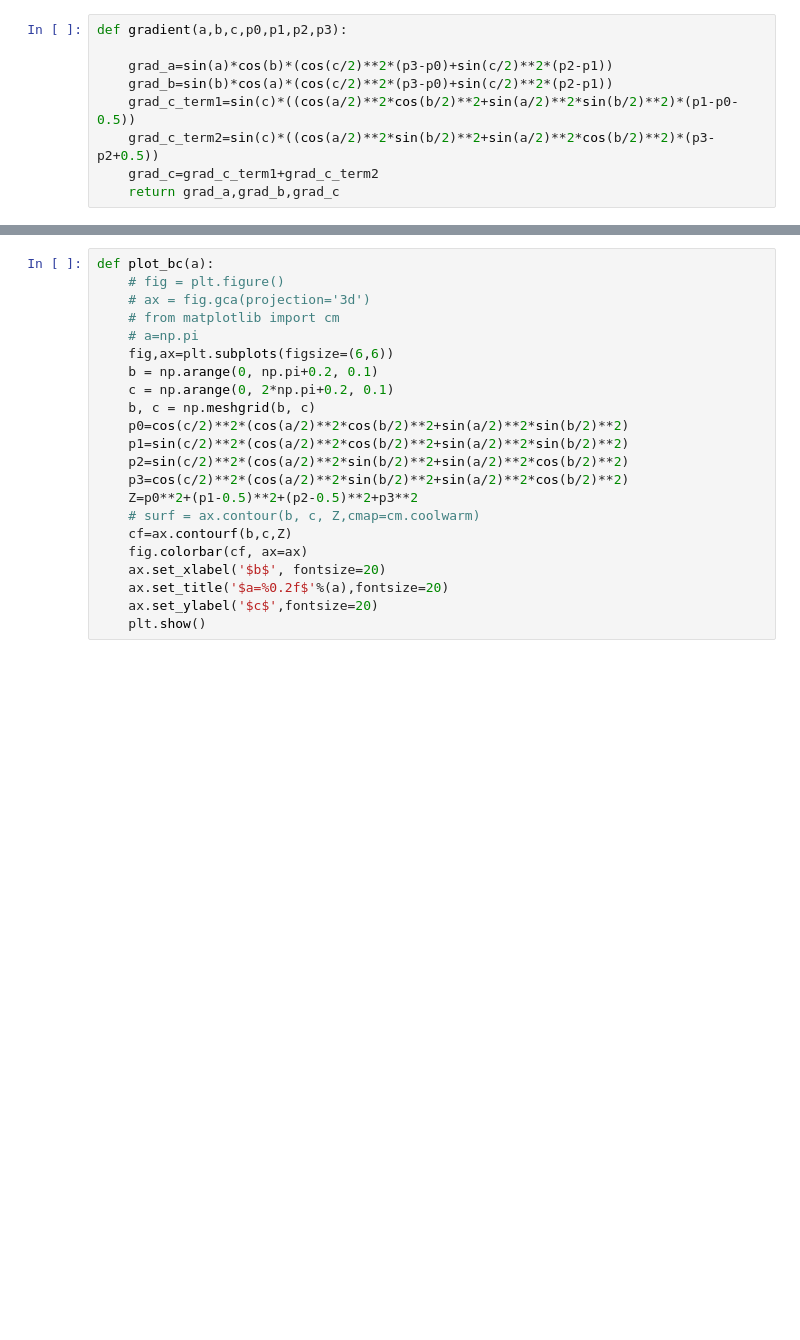
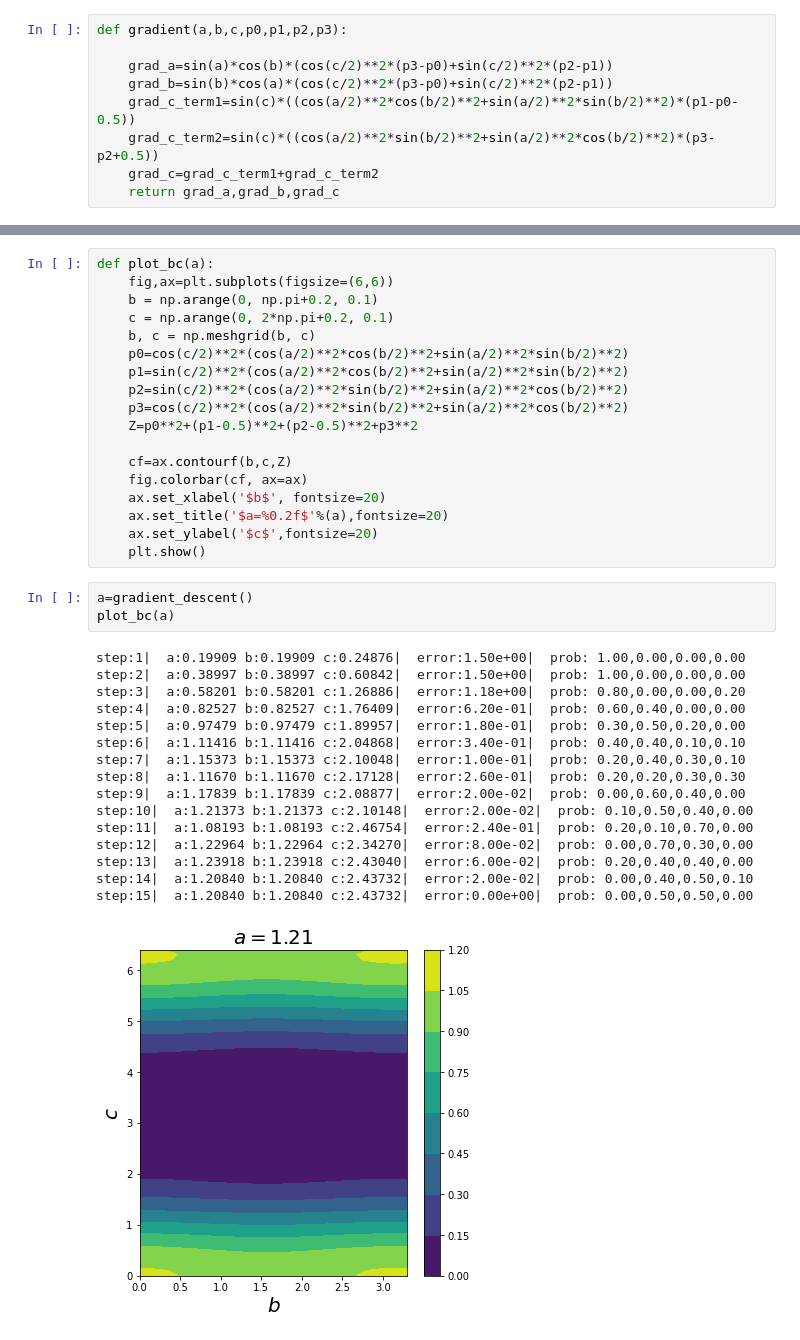
Before and after one commit to ordinaryowl/qosf-task-2, a Jupyter notebook: task2.ipynb, the cells around one changed output, grey strips where cells are left out. Cells and saved outputs as stored; diff of their text form; blank space fills up the shorter version.

```diff
--- a/task2.ipynb
+++ b/task2.ipynb
@@ -55,10 +115,6 @@ def gradient_descent(err=10**-8,rate=1,max_steps=10000,n_meas=10):
     return a
 # %%
 def plot_bc(a):
-    # fig = plt.figure()
-    # ax = fig.gca(projection='3d')
-    # from matplotlib import cm
-    # a=np.pi
     fig,ax=plt.subplots(figsize=(6,6))
     b = np.arange(0, np.pi+0.2, 0.1)
     c = np.arange(0, 2*np.pi+0.2, 0.1)
@@ -68,10 +124,30 @@ def plot_bc(a):
     p2=sin(c/2)**2*(cos(a/2)**2*sin(b/2)**2+sin(a/2)**2*cos(b/2)**2)
     p3=cos(c/2)**2*(cos(a/2)**2*sin(b/2)**2+sin(a/2)**2*cos(b/2)**2)
     Z=p0**2+(p1-0.5)**2+(p2-0.5)**2+p3**2
-    # surf = ax.contour(b, c, Z,cmap=cm.coolwarm)
+
     cf=ax.contourf(b,c,Z)
     fig.colorbar(cf, ax=ax)
     ax.set_xlabel('$b$', fontsize=20)
     ax.set_title('$a=%0.2f$'%(a),fontsize=20)
     ax.set_ylabel('$c$',fontsize=20)
     plt.show()
+# %%
+a=gradient_descent()
+plot_bc(a)
+# %% [output]
+step:1|  a:0.19909 b:0.19909 c:0.24876|  error:1.50e+00|  prob: 1.00,0.00,0.00,0.00
+step:2|  a:0.38997 b:0.38997 c:0.60842|  error:1.50e+00|  prob: 1.00,0.00,0.00,0.00
+step:3|  a:0.58201 b:0.58201 c:1.26886|  error:1.18e+00|  prob: 0.80,0.00,0.00,0.20
+step:4|  a:0.82527 b:0.82527 c:1.76409|  error:6.20e-01|  prob: 0.60,0.40,0.00,0.00
+step:5|  a:0.97479 b:0.97479 c:1.89957|  error:1.80e-01|  prob: 0.30,0.50,0.20,0.00
+step:6|  a:1.11416 b:1.11416 c:2.04868|  error:3.40e-01|  prob: 0.40,0.40,0.10,0.10
+step:7|  a:1.15373 b:1.15373 c:2.10048|  error:1.00e-01|  prob: 0.20,0.40,0.30,0.10
+step:8|  a:1.11670 b:1.11670 c:2.17128|  error:2.60e-01|  prob: 0.20,0.20,0.30,0.30
+step:9|  a:1.17839 b:1.17839 c:2.08877|  error:2.00e-02|  prob: 0.00,0.60,0.40,0.00
+step:10|  a:1.21373 b:1.21373 c:2.10148|  error:2.00e-02|  prob: 0.10,0.50,0.40,0.00
+step:11|  a:1.08193 b:1.08193 c:2.46754|  error:2.40e-01|  prob: 0.20,0.10,0.70,0.00
+step:12|  a:1.22964 b:1.22964 c:2.34270|  error:8.00e-02|  prob: 0.00,0.70,0.30,0.00
+step:13|  a:1.23918 b:1.23918 c:2.43040|  error:6.00e-02|  prob: 0.20,0.40,0.40,0.00
+step:14|  a:1.20840 b:1.20840 c:2.43732|  error:2.00e-02|  prob: 0.00,0.40,0.50,0.10
+step:15|  a:1.20840 b:1.20840 c:2.43732|  error:0.00e+00|  prob: 0.00,0.50,0.50,0.00
+[figure, added]
```
Also changed, not shown: parts of 2 cells of this notebook.
